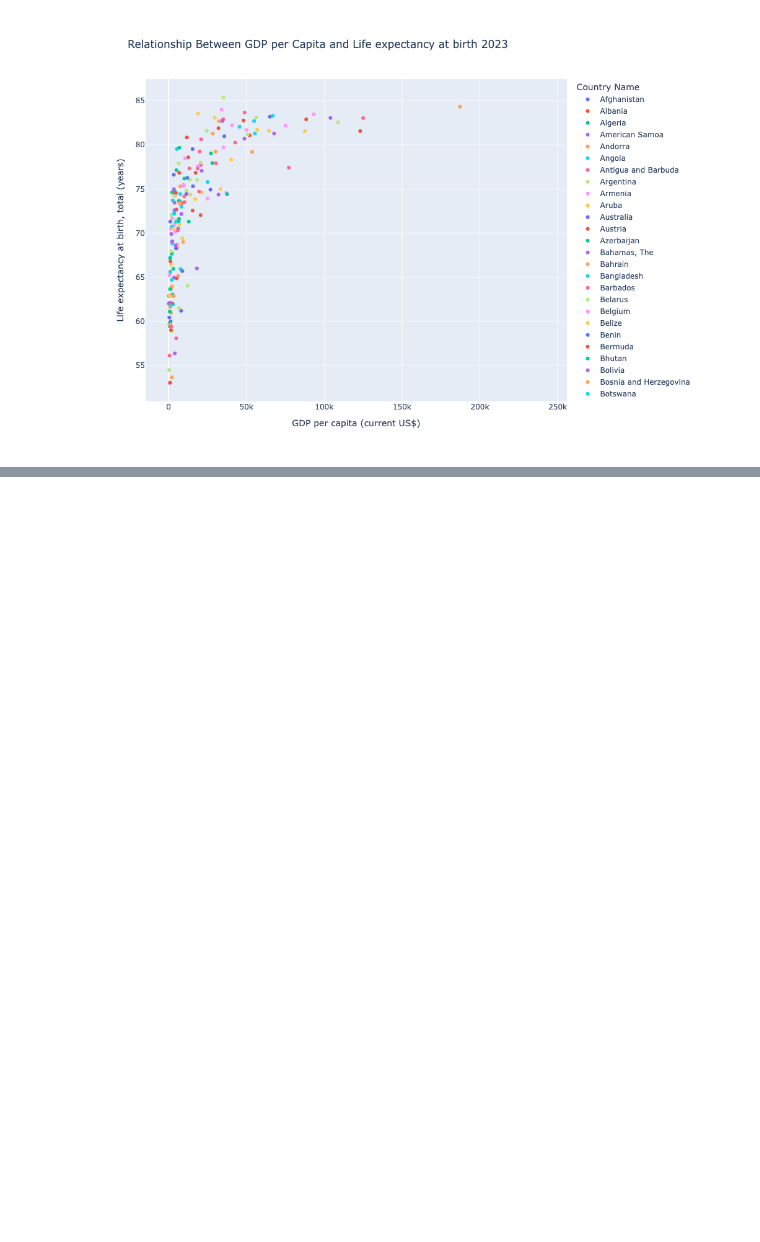
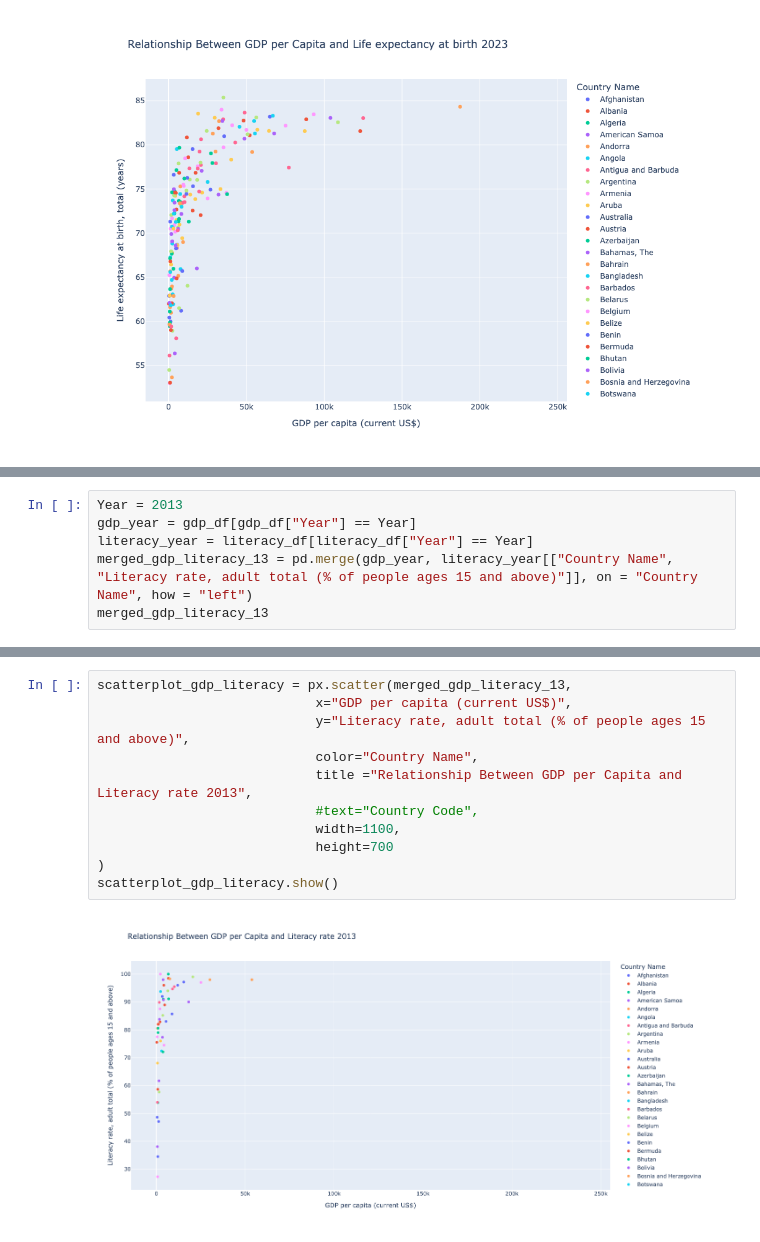
Before and after one commit to Josefinades/Project3, a Jupyter notebook: project_3.ipynb, the cells around one changed output, grey strips where cells are left out. Drawn from its saved outputs; the diff is of its cells as text; blank space fills up the shorter version.

```diff
--- a/project_3.ipynb
+++ b/project_3.ipynb
@@ -497,0 +551,6 @@ NameError: name 'adfertility_name' is not defined
+# %%
+Year = 2013
+gdp_year = gdp_df[gdp_df["Year"] == Year]
+literacy_year = literacy_df[literacy_df["Year"] == Year]
+merged_gdp_literacy_13 = pd.merge(gdp_year, literacy_year[["Country Name", "Literacy rate, adult total (% of people ages 15 and above)"]], on = "Country Name", how = "left")
+merged_gdp_literacy_13
@@ -497,0 +571,13 @@ NameError: name 'adfertility_name' is not defined
+# %%
+scatterplot_gdp_literacy = px.scatter(merged_gdp_literacy_13,
+                            x="GDP per capita (current US$)",
+                            y="Literacy rate, adult total (% of people ages 15 and above)",
+                            color="Country Name",
+                            title ="Relationship Between GDP per Capita and Literacy rate 2013",
+                            #text="Country Code",
+                            width=1100,
+                            height=700
+)
+scatterplot_gdp_literacy.show()
+# %% [output]
+[figure, added]
```
Also changed, not shown: parts of 10 cells of this notebook, 11 other files.
